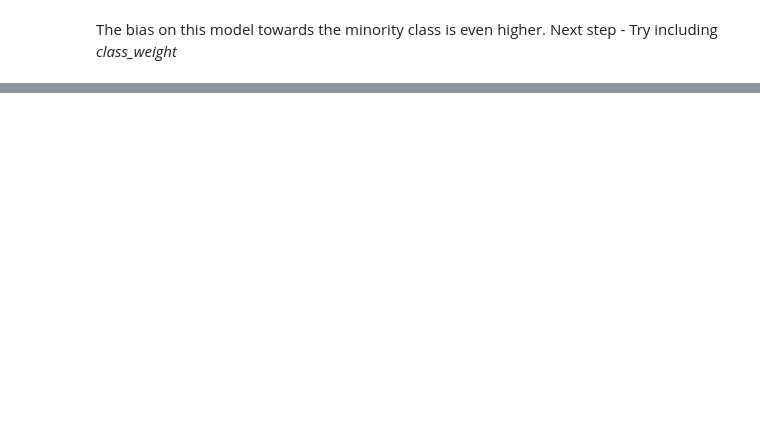
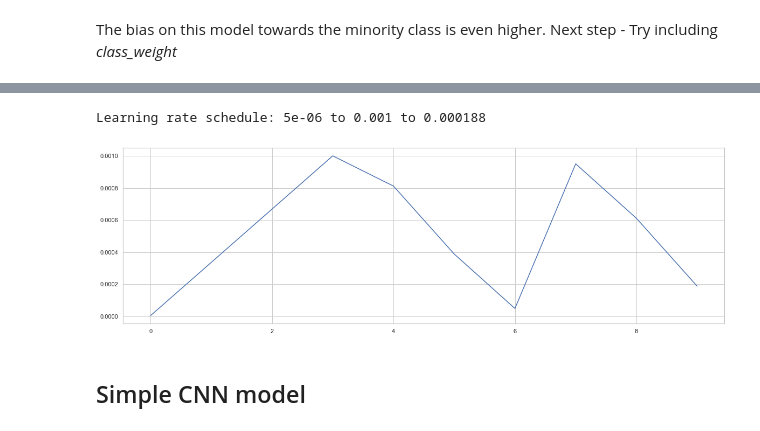
Before and after one commit to mcachosoblechero/MelanomaDetection, a Jupyter notebook: Explore/2. Model Development.ipynb, the cells around one changed output, grey strips where cells are left out. Saved outputs shown, nothing was run; the diff lists cells and outputs as text; code cells hidden in the pictures; blank space fills up the shorter version.

```diff
--- a/Explore/2. Model Development.ipynb
+++ b/Explore/2. Model Development.ipynb
@@ -558,11 +519,9 @@ def CreateFolderStructTF(path, label_dict):
 # Establish default parameters
 input_jpeg_train = 'Datasets/jpeg/train_256'
 img_label_df = md_train.target.sort_index()
-image_height = 255
-image_width = 255
+image_height = 256
+image_width = 256
 image_channels = 3
-batch_size = 32
-num_classes = 2
 
 # Remove duplicated images - if any
 RemoveDuplicatedImagesFromFolder(input_jpeg_train, img_label_df)
@@ -580,7 +539,7 @@ img_train_ds = tf.keras.utils.image_dataset_from_directory(
   seed=14,
   label_mode='binary',
   image_size=(image_height,image_width),
-  batch_size=batch_size)
+  batch_size=CONFIG['Batch Size'])
 
 # Obtain validation dataset
 img_val_ds = tf.keras.utils.image_dataset_from_directory(
@@ -592,7 +551,7 @@ img_val_ds = tf.keras.utils.image_dataset_from_directory(
   seed=14,
   label_mode='binary',
   image_size=(image_height,image_width),
-  batch_size=batch_size)
+  batch_size=CONFIG['Batch Size'])
 # %% [output]
 Found 32131 files belonging to 2 classes.
 Using 25705 files for training.
@@ -629,3 +591,50 @@ AUTOTUNE = tf.data.AUTOTUNE
 
 train_ds = img_train_ds.cache().prefetch(buffer_size=AUTOTUNE)
 val_ds = img_val_ds.cache().prefetch(buffer_size=AUTOTUNE)
+# %%
+import math
+import seaborn as sns
+
+def cosine_with_hard_restarts_schedule_with_warmup(epoch):
+    """ Create a schedule with a learning rate that decreases following the
+    values of the cosine function with several hard restarts, after a warmup
+    period during which it increases linearly between 0 and 1.
+    """
+    lr_start   = 5e-6
+    lr_max     = CONFIG['Learning Rate']
+    lr_min     = 1e-6
+    warmup_epochs = 3
+    num_cycles = 9.
+    total_epochs = CONFIG['Epochs']
+
+    # During warm-up - Linear increase
+    if epoch < warmup_epochs:
+        lr = (lr_max - lr_start) / warmup_epochs * epoch + lr_start
+
+    # After warm-up - Cosine Annealing
+    else:
+        progress = (epoch - warmup_epochs) / (total_epochs - warmup_epochs)
+        lr = lr_max * (0.5 * (1.0 + tf.math.cos(math.pi * ((num_cycles * progress) % 1.0))))
+        if lr_min is not None:
+            lr = tf.math.maximum(lr_min, lr)
+
+    return lr
+
+def get_lr_callback():
+    lr_callback = tf.keras.callbacks.LearningRateScheduler(cosine_with_hard_restarts_schedule_with_warmup, verbose=False)
+    return lr_callback
+
+# Plot to demonstrate it works
+total_epochs = CONFIG['Epochs']
+rng = [i for i in range(0, total_epochs)]
+y = [cosine_with_hard_restarts_schedule_with_warmup(x) for x in rng]
+
+sns.set(style="whitegrid")
+fig, ax = plt.subplots(figsize=(20, 6))
+plt.plot(rng, y)
+print("Learning rate schedule: {:.3g} to {:.3g} to {:.3g}".format(y[0], max(y), y[-1]))
+# %% [output]
+Learning rate schedule: 5e-06 to 0.001 to 0.000188
+[figure, added]
+# %% [markdown]
+## Simple CNN model
```
Also changed, not shown: parts of 73 cells of this notebook, 1 other file.
